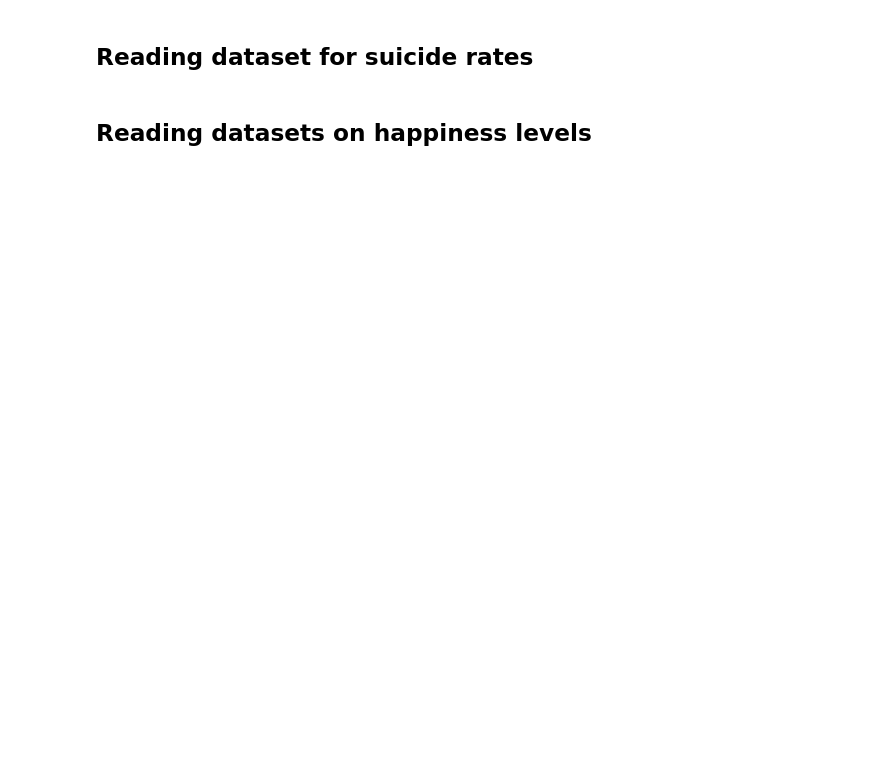
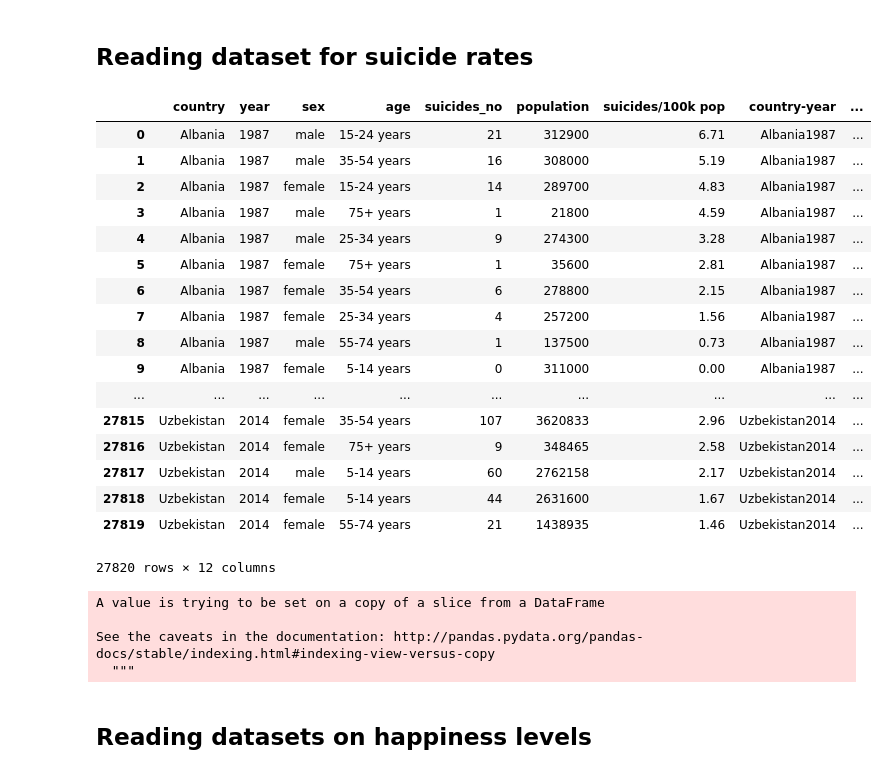
Before and after one commit to jeed123456789/data_science_project2, a Jupyter notebook: csv_check.ipynb, the cells around one changed output. Drawn from its saved outputs; the diff is of its cells as text; code cells hidden in the pictures; blank space fills up the shorter version.

Commit message:
Edited lines to make modified version of suicide dataset

```diff
--- a/csv_check.ipynb
+++ b/csv_check.ipynb
@@ -8,14 +8,43 @@ suicide_data = pd.read_csv("dataset/suicide.csv")
 # %%
 year_list = []
 for i in suicide_data.year:
     if year_list.count(i) == 0:
         year_list.append(i)
 year_list.sort()
 #1985 - 2016
+suicide_data
+# %% [output]
+|  | country | year | sex | age | suicides_no | population | suicides/100k pop | country-year | ... |
+| 0 | Albania | 1987 | male | 15-24 years | 21 | 312900 | 6.71 | Albania1987 | ... |
+| 1 | Albania | 1987 | male | 35-54 years | 16 | 308000 | 5.19 | Albania1987 | ... |
+| 2 | Albania | 1987 | female | 15-24 years | 14 | 289700 | 4.83 | Albania1987 | ... |
+| 3 | Albania | 1987 | male | 75+ years | 1 | 21800 | 4.59 | Albania1987 | ... |
+| 4 | Albania | 1987 | male | 25-34 years | 9 | 274300 | 3.28 | Albania1987 | ... |
+| 5 | Albania | 1987 | female | 75+ years | 1 | 35600 | 2.81 | Albania1987 | ... |
+| 6 | Albania | 1987 | female | 35-54 years | 6 | 278800 | 2.15 | Albania1987 | ... |
+| 7 | Albania | 1987 | female | 25-34 years | 4 | 257200 | 1.56 | Albania1987 | ... |
+| 8 | Albania | 1987 | male | 55-74 years | 1 | 137500 | 0.73 | Albania1987 | ... |
+| 9 | Albania | 1987 | female | 5-14 years | 0 | 311000 | 0.00 | Albania1987 | ... |
+| ... | ... | ... | ... | ... | ... | ... | ... | ... | ... |
+| 27815 | Uzbekistan | 2014 | female | 35-54 years | 107 | 3620833 | 2.96 | Uzbekistan2014 | ... |
+| 27816 | Uzbekistan | 2014 | female | 75+ years | 9 | 348465 | 2.58 | Uzbekistan2014 | ... |
+| 27817 | Uzbekistan | 2014 | male | 5-14 years | 60 | 2762158 | 2.17 | Uzbekistan2014 | ... |
+| 27818 | Uzbekistan | 2014 | female | 5-14 years | 44 | 2631600 | 1.67 | Uzbekistan2014 | ... |
+| 27819 | Uzbekistan | 2014 | female | 55-74 years | 21 | 1438935 | 1.46 | Uzbekistan2014 | ... |
+27820 rows × 12 columns
 # %%
 drop = ['generation','suicides/100k pop','country-year']
 suicide_data = suicide_data.drop(drop, axis = 1)
 suicide_data = suicide_data.rename(columns = {'suicides_no':'suicides','HDI for year': 'HDI_for_year',' gdp_for_year ($) ': 'gdp_for_year','gdp_per_capita ($)':'gdp_per_capita'})
+for i in range(27820):
+    suicide_data.gdp_for_year[i] = suicide_data.gdp_for_year[i].replace(",","")
+suicide_data.gdp_for_year = suicide_data.gdp_for_year.apply(np.int64)
+suicide_data.to_csv('dataset/suicide_modified.csv')
+# %% [output]
+A value is trying to be set on a copy of a slice from a DataFrame
+
+See the caveats in the documentation: http://pandas.pydata.org/pandas-docs/stable/indexing.html#indexing-view-versus-copy
+  """
 # %% [markdown]
 ## Reading datasets on  happiness levels
 # %%
```
